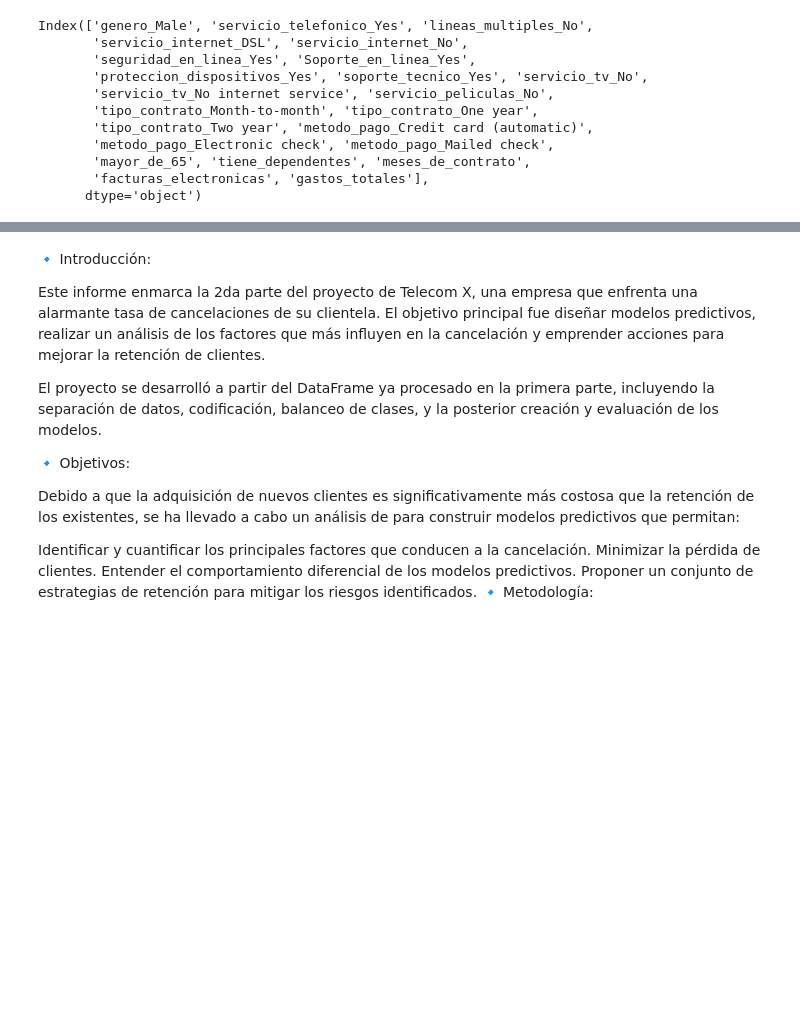
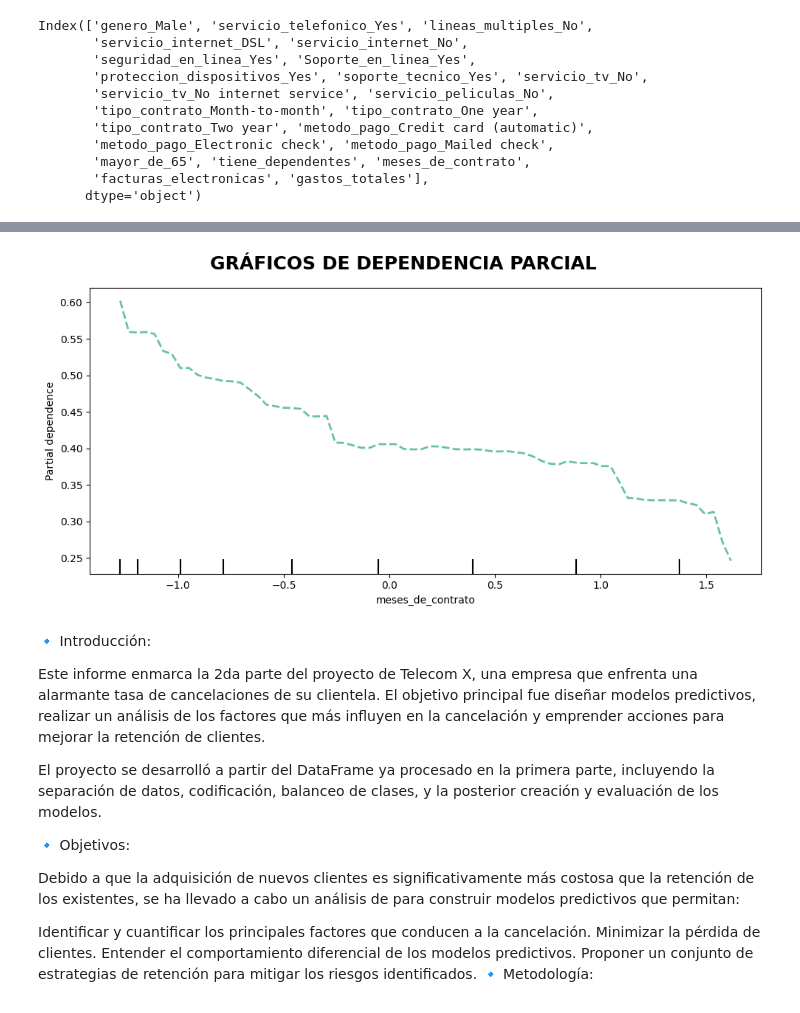
Before and after one commit to sandrazuniga/Challenge_TelecomX_Parte2, a Jupyter notebook: TelecomX_Parte2_LATAM.ipynb, the cells around one changed output, grey strips where cells are left out. Saved outputs shown, nothing was run; the diff lists cells and outputs as text; code cells hidden in the pictures; blank space fills up the shorter version.

```diff
--- a/TelecomX_Parte2_LATAM.ipynb
+++ b/TelecomX_Parte2_LATAM.ipynb
@@ -1555,3 +1555,54 @@ Index(['genero_Male', 'servicio_telefonico_Yes', 'lineas_multiples_No',
        'mayor_de_65', 'tiene_dependentes', 'meses_de_contrato',
        'facturas_electronicas', 'gastos_totales'],
       dtype='object')
+# %%
+from sklearn.inspection import PartialDependenceDisplay
+
+# Adapt features_to_plot to use the names from selected_features
+features_to_plot = [
+    'meses_de_contrato',
+    'gastos_mensuales' # This column name might need to be adjusted based on the selected_features
+]
+
+# Check if 'gastos_mensuales' is in selected_features and adjust if necessary
+if 'gastos_mensuales' not in selected_features:
+  # Assuming it might be scaled, check for scaled version
+  scaled_gastos_mensuales = 'standardscaler__gastos_mensuales'
+  if scaled_gastos_mensuales in selected_features:
+    features_to_plot[features_to_plot.index('gastos_mensuales')] = scaled_gastos_mensuales
+  else:
+    print("Warning: 'gastos_mensuales' or its scaled version not found in selected features.")
+    # Remove 'gastos_mensuales' if not found to avoid error
+    features_to_plot.remove('gastos_mensuales')
+
+
+fig, axs = plt.subplots(1, len(features_to_plot), figsize=(10 * len(features_to_plot), 5), squeeze=False) # Adjust subplot layout
+palette = sns.color_palette("Set2", len(features_to_plot))
+line_kw_list = [{"color": c, "linewidth": 2, "linestyle": "--"} for c in palette]
+fig.suptitle('GRÁFICOS DE DEPENDENCIA PARCIAL', fontsize=18, fontweight='bold')
+
+# Ensure the number of features to plot matches the number of subplots
+if len(features_to_plot) > len(axs.ravel()):
+    print(f"Warning: More features to plot ({len(features_to_plot)}) than available subplots ({len(axs.ravel())}). Adjusting features to plot.")
+    features_to_plot = features_to_plot[:len(axs.ravel())]
+
+
+for i, feature in enumerate(features_to_plot):
+    ax = axs.ravel()[i]
+
+    PartialDependenceDisplay.from_estimator(
+        modelo_voto, # Use the trained Voting Classifier model
+        X_train_bal[selected_features], # Use the balanced training data with selected features
+        [feature],
+        ax=ax,
+        kind='average',
+        grid_resolution=100,
+        line_kw=line_kw_list[i]
+    )
+
+    ax.tick_params(axis='both', which='major', labelsize=10)
+    ax.grid(True, linestyle='--', alpha=0.6)
+
+plt.tight_layout()
+plt.show()
+# %% [output]
@@ -1558,3 +1610,4 @@ Index(['genero_Male', 'servicio_telefonico_Yes', 'lineas_multiples_No',
+[figure, added]
 # %% [markdown]
 🔹 Introducción:
 
```
Also changed, not shown: parts of 1 cell of this notebook.
